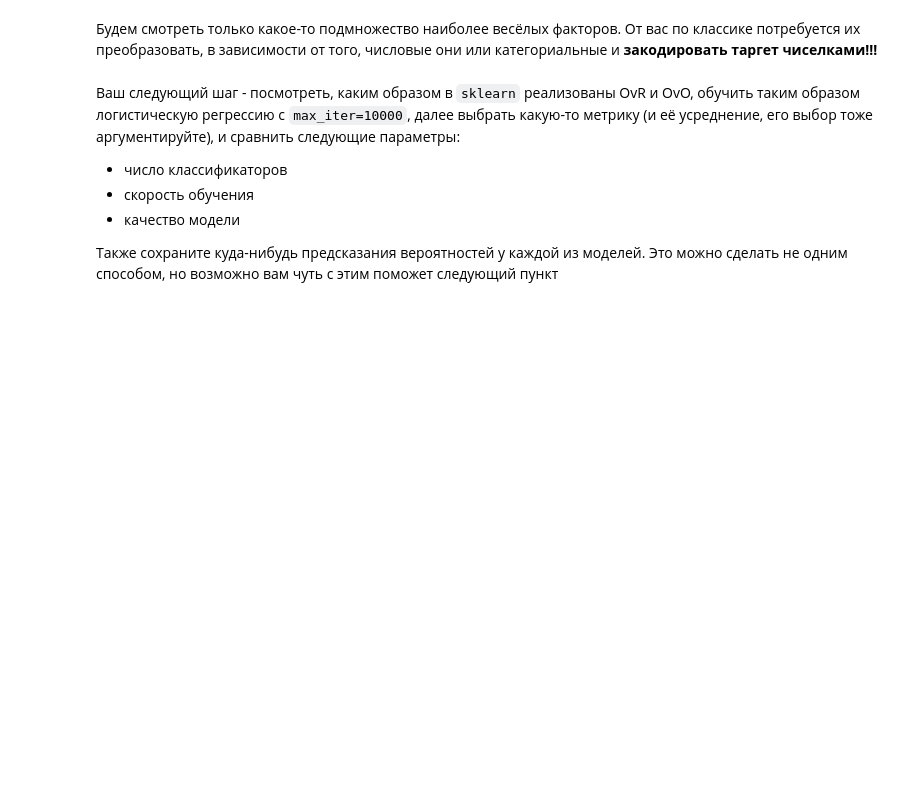
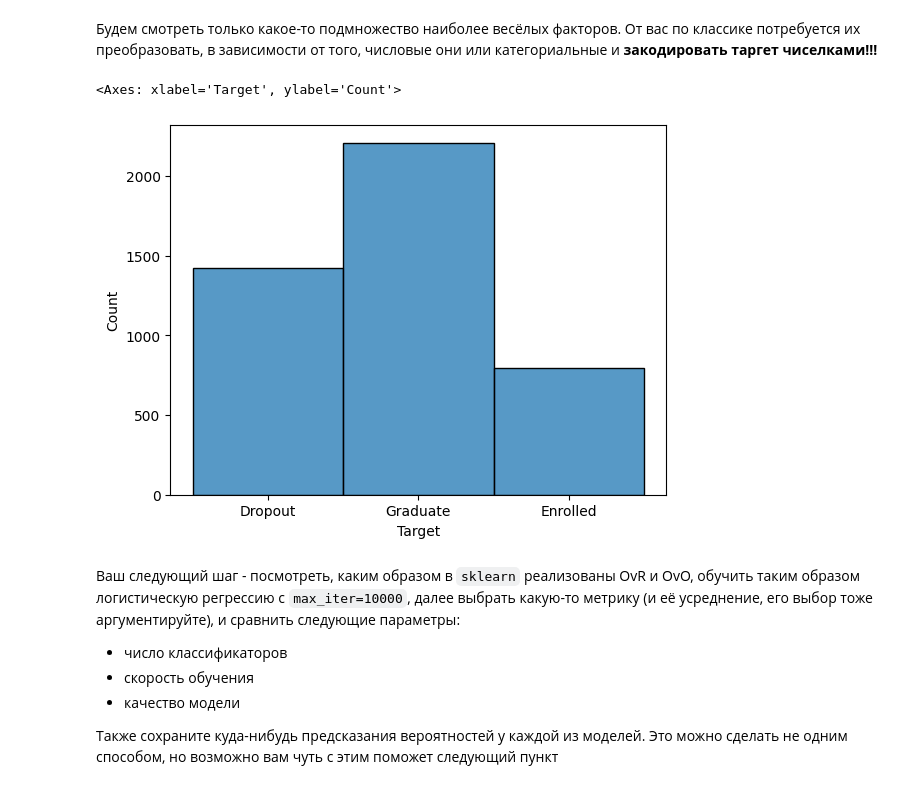
Before and after one commit to Uralbeckins/ML-Sokolov-Course, a Jupyter notebook: homework_practice_04_linclass.ipynb, the cells around one changed output. Saved outputs shown, nothing was run; the diff lists cells and outputs as text; code cells hidden in the pictures; blank space fills up the shorter version.

```diff
--- a/homework_practice_04_linclass.ipynb
+++ b/homework_practice_04_linclass.ipynb
@@ -1964,6 +1964,11 @@ df = pd.read_csv(path)
 y = df['Target']
 X = df[features]
 X_train, X_test, y_train, y_test = train_test_split(X, y, random_state=228, shuffle=True, test_size=0.2)
+# %%
+sns.histplot(y)
+# %% [output]
+<Axes: xlabel='Target', ylabel='Count'>
+[figure, added]
 # %% [markdown]
 Ваш следующий шаг - посмотреть, каким образом в `sklearn` реализованы OvR и OvO, обучить таким образом логистическую регрессию с `max_iter=10000`, далее выбрать какую-то метрику (и её усреднение, его выбор тоже аргументируйте), и сравнить следующие параметры:
 - число классификаторов
```
Also changed, not shown: parts of 9 cells of this notebook.
